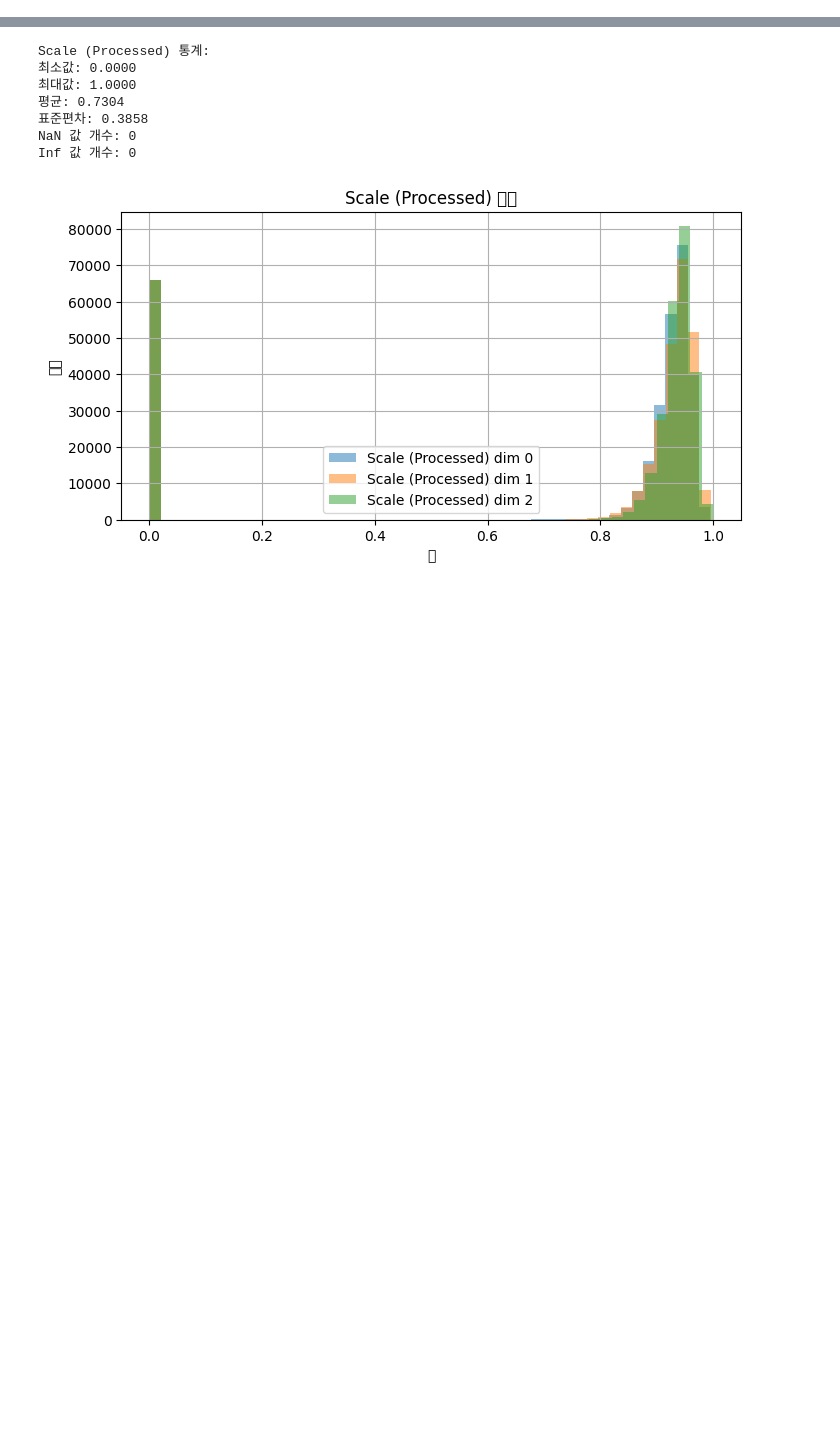
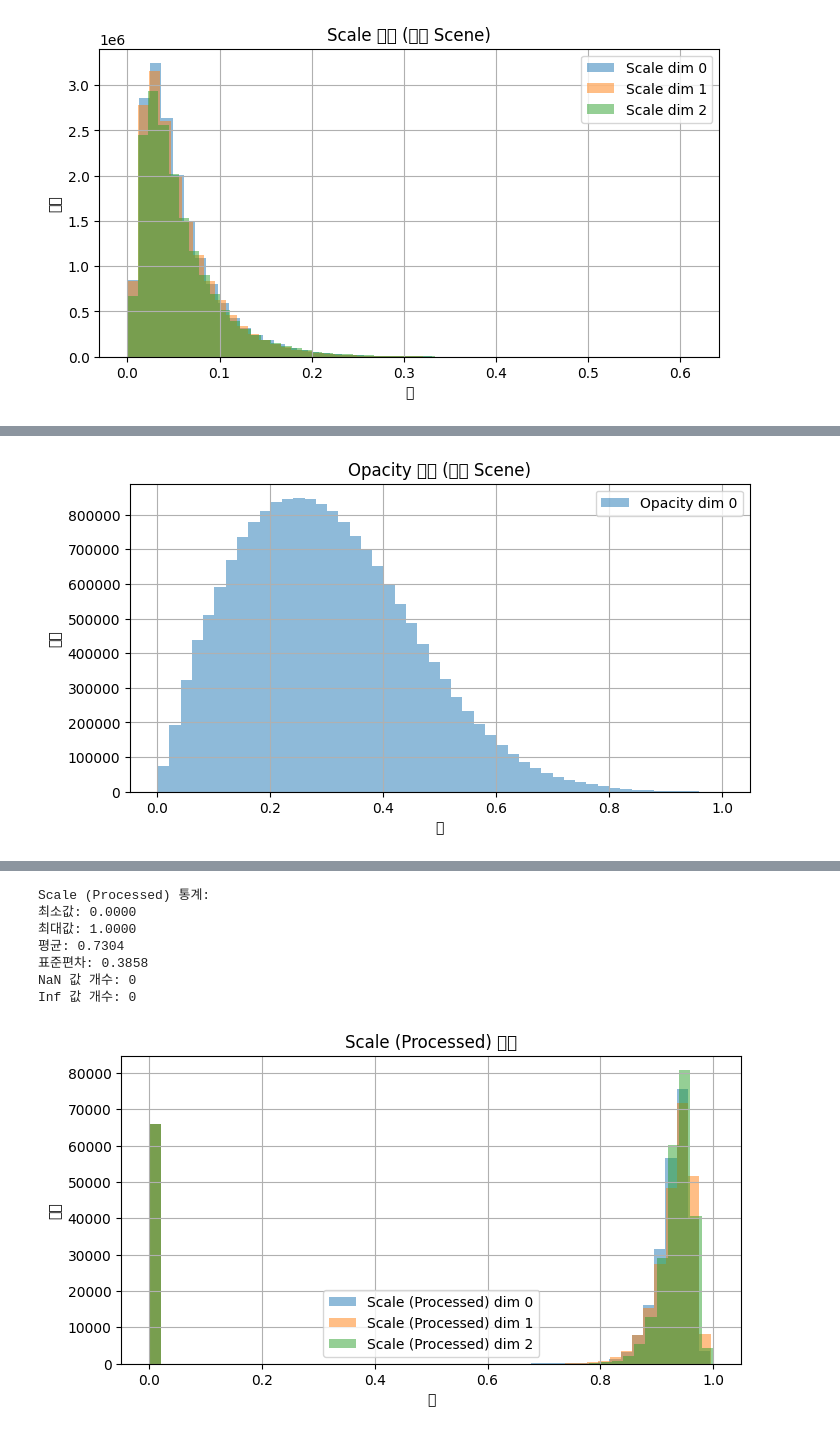
Before and after one commit to hojunking/gaussian-point-sampler, a Jupyter notebook: validation/attribute_validation.ipynb, the cells around one changed output, grey strips where cells are left out. Saved outputs shown, nothing was run; the diff lists cells and outputs as text; code cells hidden in the pictures; blank space fills up the shorter version.

```diff
--- a/validation/attribute_validation.ipynb
+++ b/validation/attribute_validation.ipynb
@@ -135,0 +97,73 @@ Processed features shape: (303260, 7)
+# %%
+import os
+import numpy as np
+import matplotlib.pyplot as plt
+
+# 전체 Scene 경로 설정
+data_root = "/home/knuvi/Desktop/song/Pointcept/data/fusion_pd00005_vox004_all/train"
+scene_folders = [f for f in os.listdir(data_root) if os.path.isdir(os.path.join(data_root, f))]
+
+# 속성별 리스트 초기화
+all_scales = []
+all_opacities = []
+all_rotations = []
+
+# 각 Scene의 속성 수집
+for scene_folder in scene_folders:
+    feature_path = os.path.join(data_root, scene_folder, "features.npy")
+    if not os.path.exists(feature_path):
+        print(f"Skipping {scene_folder}: features.npy not found.")
+        continue
+
+    # features.npy 로드
+    features = np.load(feature_path)
+
+    # 속성 분리
+    scale = features[:, 0:3]  # [N, 3]
+    opacity = features[:, 3:4]  # [N, 1]
+    rotation = features[:, 4:7]  # [N, 3]
+
+    all_scales.append(scale)
+    all_opacities.append(opacity)
+    all_rotations.append(rotation)
+
+# 속성 병합
+all_scales = np.concatenate(all_scales, axis=0)  # [Total_N, 3]
+all_opacities = np.concatenate(all_opacities, axis=0)  # [Total_N, 1]
+all_rotations = np.concatenate(all_rotations, axis=0)  # [Total_N, 3]
+
+# 통계 정보 출력 함수
+def print_stats(data, name):
+    print(f"\n{name} 통계 (전체 Scene):")
+    print(f"최소값: {np.min(data, axis=0)}")
+    print(f"최대값: {np.max(data, axis=0)}")
+    print(f"평균: {np.mean(data, axis=0)}")
+    print(f"표준편차: {np.std(data, axis=0)}")
+    print(f"NaN 값 개수: {np.isnan(data).sum()}")
+    print(f"Inf 값 개수: {np.isinf(data).sum()}")
+
+# 히스토그램 시각화 함수
+def plot_histogram(data, name, bins=50):
+    plt.figure(figsize=(8, 4))
+    if data.ndim == 2:
+        for i in range(data.shape[1]):
+            plt.hist(data[:, i], bins=bins, alpha=0.5, label=f"{name} dim {i}")
+    else:
+        plt.hist(data, bins=bins, alpha=0.5, label=name)
+    plt.title(f"{name} 분포 (전체 Scene)")
+    plt.xlabel("값")
+    plt.ylabel("빈도")
+    plt.legend()
+    plt.grid(True)
+    plt.show()
+
+# 통계 출력 및 시각화
+print_stats(all_scales, "Scale")
+plot_histogram(all_scales, "Scale")
+
+print_stats(all_opacities, "Opacity")
+plot_histogram(all_opacities, "Opacity")
+
+print_stats(all_rotations, "Rotation")
+plot_histogram(all_rotations, "Rotation")
+# %% [output]
@@ -135,0 +177 @@ Processed features shape: (303260, 7)
+[figure, added]
@@ -135,0 +185 @@ Processed features shape: (303260, 7)
+[figure, added]
```
Also changed, not shown: parts of 4 cells of this notebook, 13 other files.
